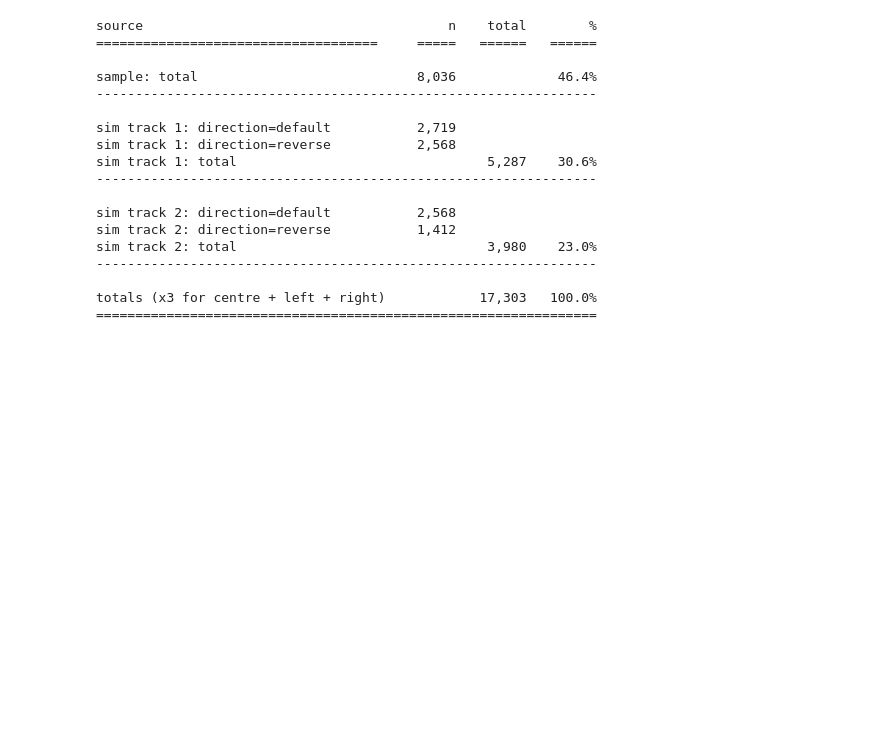
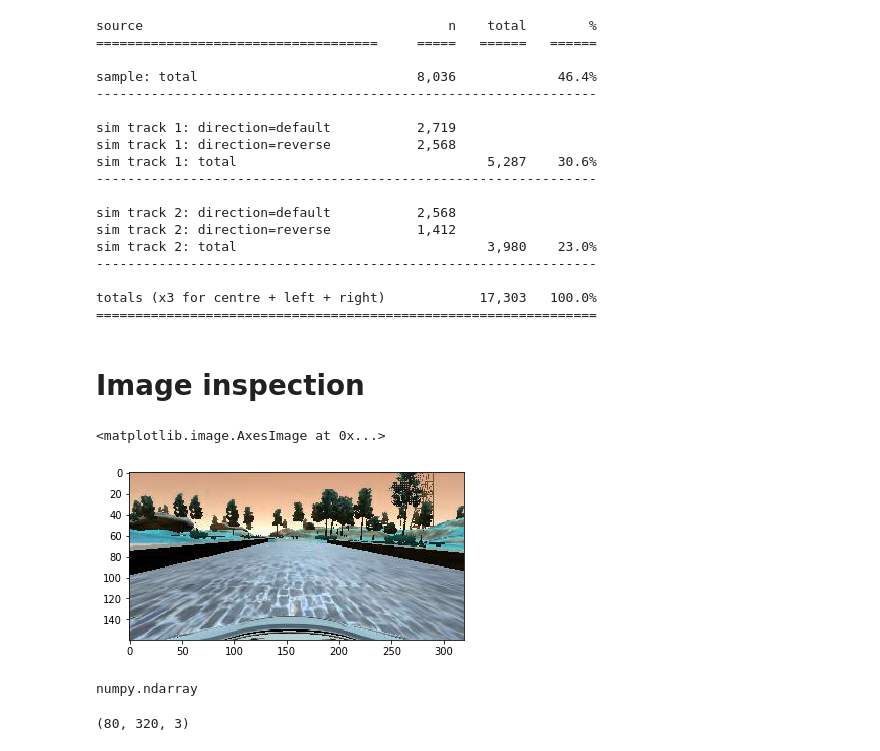
Before and after one commit to Sahanduiuc/udacity_sdcnd_project_3_behavioural_cloning, a Jupyter notebook: notebooks/01_inspection_driving_log.ipynb, the cells around one changed output. Drawn from its saved outputs; the diff is of its cells as text; code cells hidden in the pictures; blank space fills up the shorter version.

Commit message:
new notebooks, more inspection

```diff
--- a/notebooks/01_inspection_driving_log.ipynb
+++ b/notebooks/01_inspection_driving_log.ipynb
@@ -393,3 +403,22 @@ sim track 2: total                                3,980    23.0%
 
 totals (x3 for centre + left + right)            17,303   100.0%
 ================================================================
+# %% [markdown]
+# Image inspection
+# %%
+img_path = '/src/repos/udacity_carnd/project_3/data/raw/sample/IMG/center_2016_12_01_13_30_48_287.jpg'
+
+img = cv2.imread(img_path, cv2.COLOR_BGR2RGB)
+plt.imshow(img)
+# %% [output]
+<matplotlib.image.AxesImage at 0x...>
+[figure, added]
+# %%
+type(img)
+# %% [output]
+numpy.ndarray
+# %%
+img = img[60:140, :, :]
+img.shape
+# %% [output]
+(80, 320, 3)
```
Also changed, not shown: parts of 5 cells of this notebook, 2 other files.
